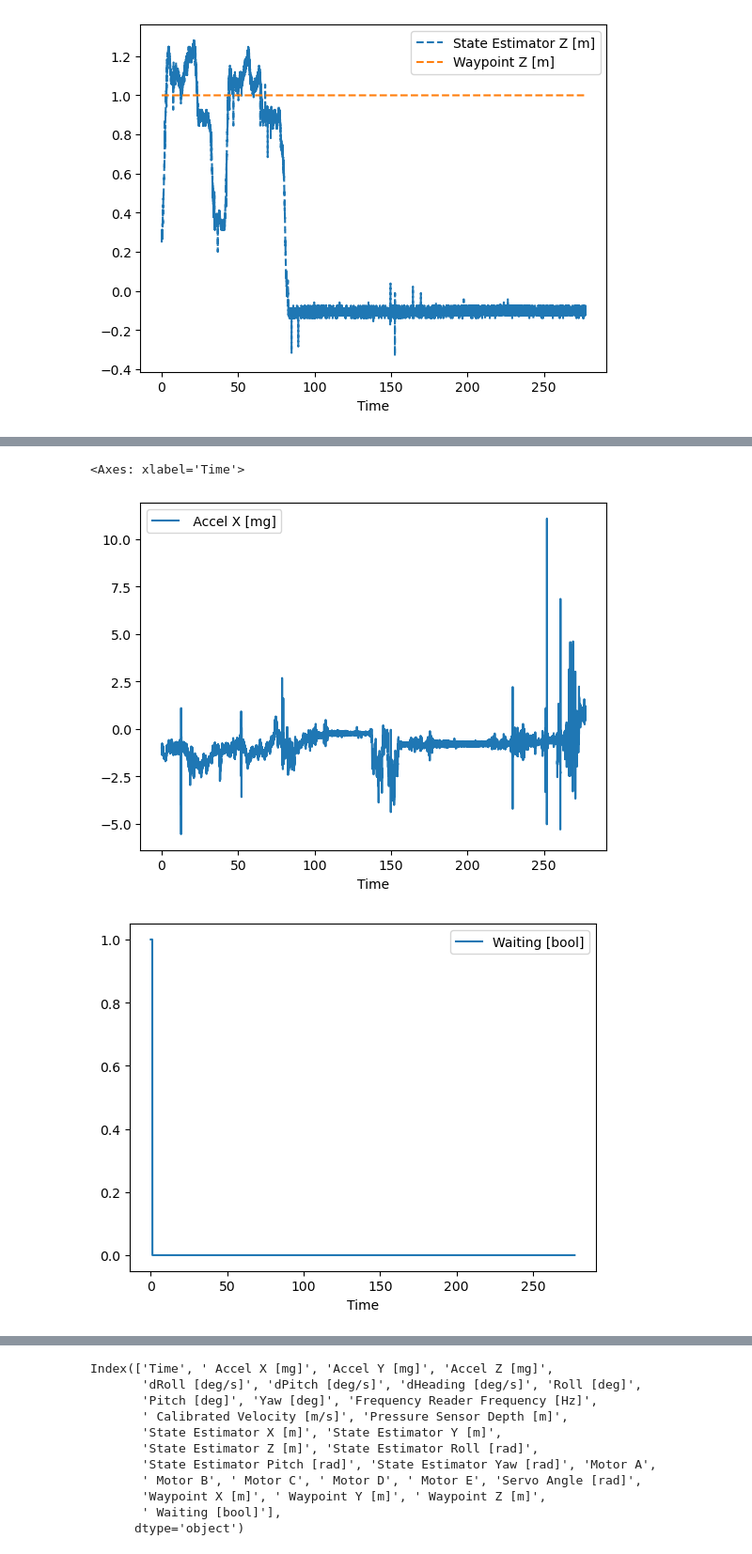
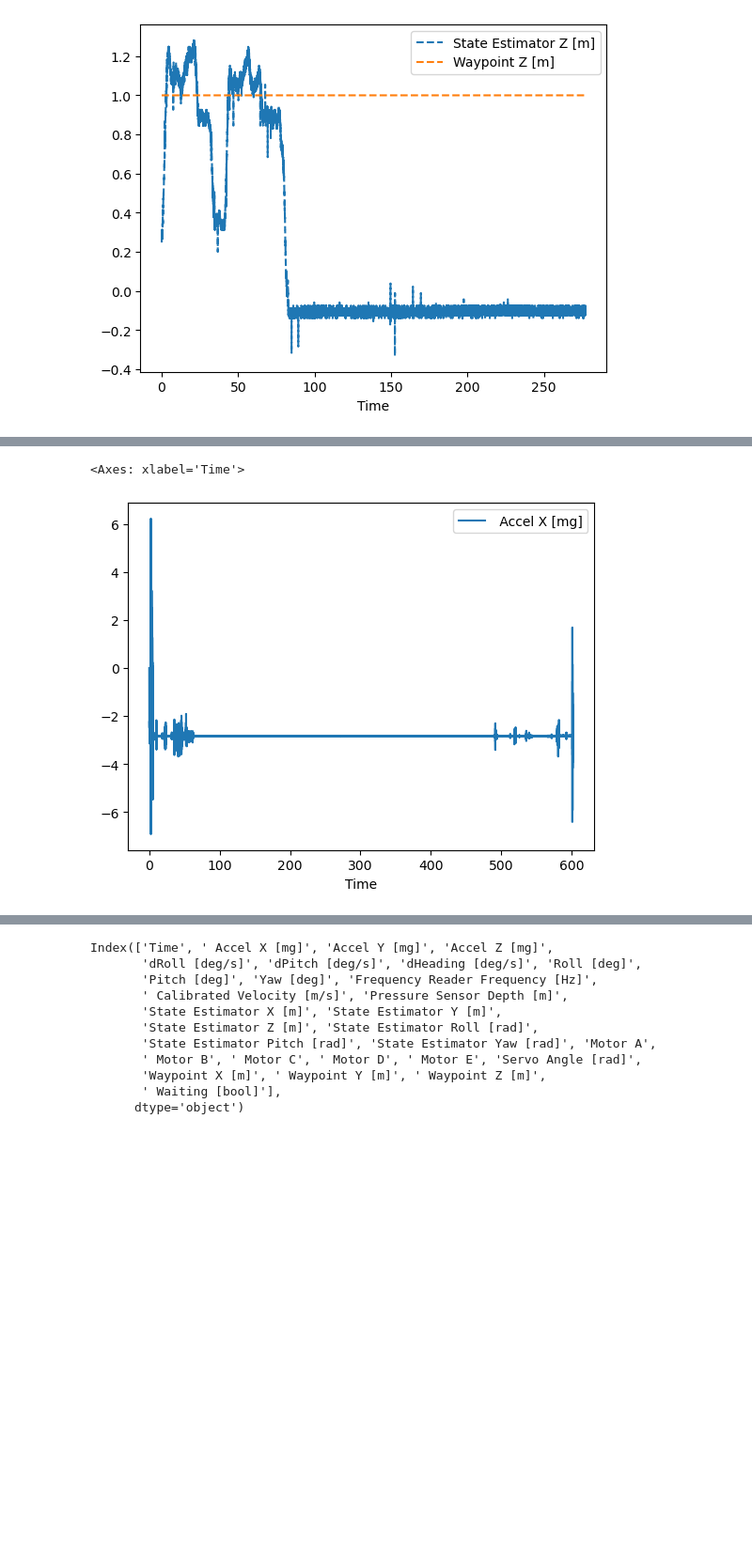
Before and after one commit to AnonymousVikram/E80-team27, a Jupyter notebook: processing/process.ipynb, the cells around one changed output, grey strips where cells are left out. Shown at 94% size. Drawn from its saved outputs; the diff is of its cells as text; code cells hidden in the pictures; blank space fills up the shorter version.

```diff
--- a/processing/process.ipynb
+++ b/processing/process.ipynb
@@ -4,7 +4,7 @@ import pandas as pd
 import matplotlib.pyplot as plt
 from dataclean import clean_data as dc
 # %%
-fname = "data/DATA7.CSV"
+fname = "data/DATA9.CSV"
 dc(fname)
 
 data = pd.read_csv(fname)
@@ -95,8 +74,7 @@ data.plot(x='Time', y='Calibrated Velocity [m/s]')
 # %%
 data.plot(x='Time', y=[' Accel X [mg]'], style='-')
-data.plot(x='Time', y=['Waiting [bool]'], style='-')
-data.plot(x='Time', y=['Waypoint X [m]', 'Waypoint Z [m]'])
+# data.plot(x='Time', y=['Waiting [bool]'], style='-')
+# data.plot(x='Time', y=['Waypoint X [m]', 'Waypoint Z [m]'])
 # %% [output]
 <Axes: xlabel='Time'>
-[figure, old version]
+[figure, new version]
-[figure, removed]
```
Also changed, not shown: parts of 5 cells of this notebook, 3 other files.
